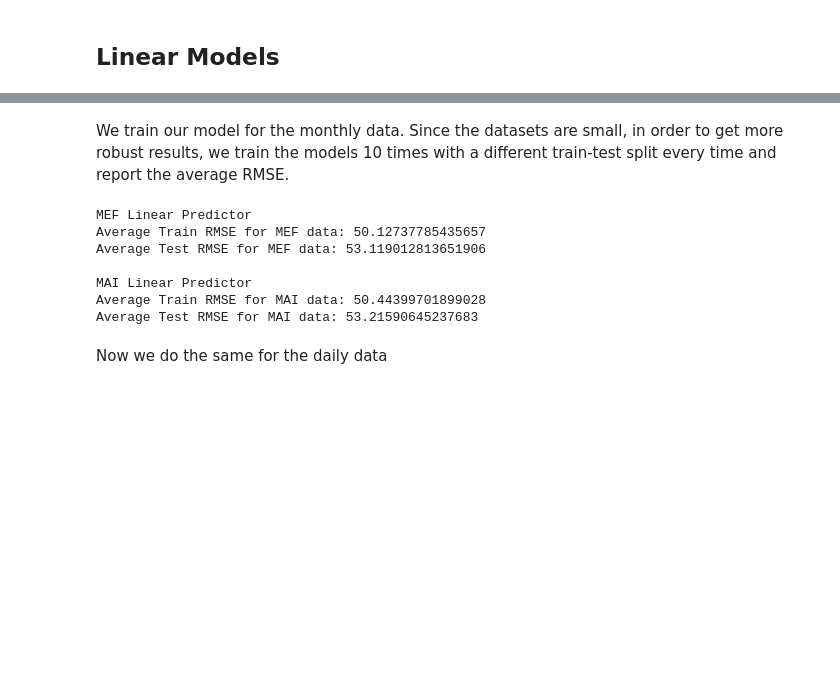
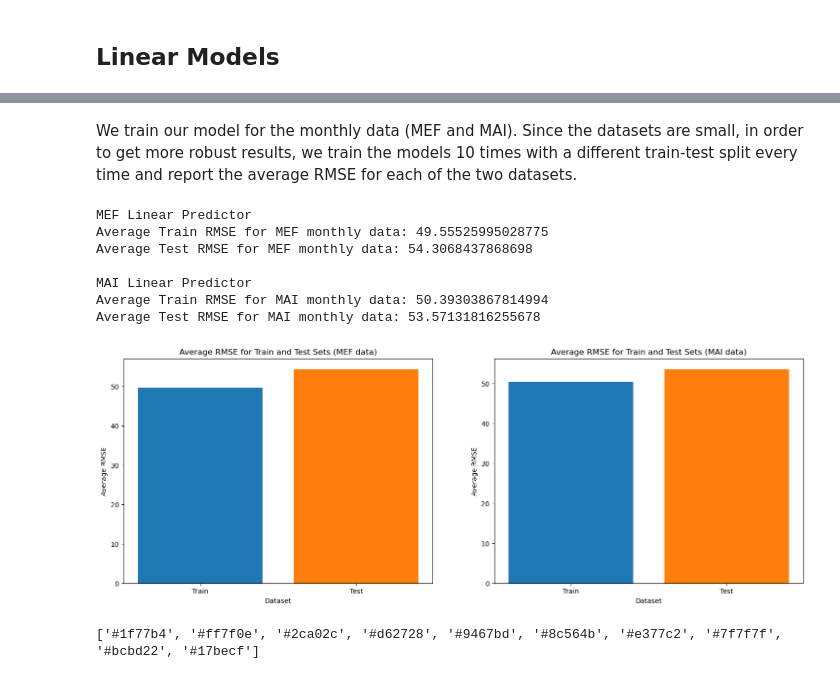
Before and after one commit to astavrop0/MAI_for_stock_return_predictability, a Jupyter notebook: notebooks/LinearModel.ipynb, the cells around one changed output, grey strips where cells are left out. Drawn from its saved outputs; the diff is of its cells as text; code cells hidden in the pictures; blank space fills up the shorter version.

Commit message:
updated notebooks, created folder for shiny data

```diff
--- a/notebooks/LinearModel.ipynb
+++ b/notebooks/LinearModel.ipynb
@@ -144,19 +153,26 @@ def predict_with_ridge(model, scaler, new_X):
 # %% [markdown]
-We train our model for the monthly data. Since the datasets are small, in order to get more robust results, we train the models 10 times with a different train-test split every time and report the average RMSE.
+We train our model for the monthly data (MEF and MAI). Since the datasets are small, in order to get more robust results, we train the models 10 times with a different train-test split every time and report the average RMSE for each of the two datasets.
 # %%
-# Training and evaluating Ridge model: MEF
+# Training and evaluating Ridge model
 
+# Set the random seed for reproducibility
+np.random.seed(11)
+random.seed(11)
+
+# Generate a list of 10 different random permutations
+all_indices = [np.random.permutation(X_mef_monthly.shape[0]) for _ in range(10)]
+
+#lists to store the error of each iteration
 MEF_errors_train = []
 MEF_errors_test = []
 MAI_errors_train = []
 MAI_errors_test = []
 
 train_size = int((1-test_data_size) * X_mef_monthly.shape[0])
-indices = np.random.permutation(X_mef_monthly.shape[0])
 
 for i in range(10):
     # Split data into training and test sets
-    np.random.shuffle(indices)
+    indices = all_indices[i]
     X_train_mef, y_train_mef, X_test_mef, y_test_mef = split_data(X_mef_monthly, y_mkt_monthly, train_size, indices)
     X_train_mai, y_train_mai, X_test_mai, y_test_mai = split_data(X_mai_monthly, y_mkt_monthly, train_size, indices)
 
@@ -172,18 +188,20 @@ for i in range(10):
     optimal_alpha_mai, minimal_mse_mai = find_optimal_ridge_hyperparameters(X_train_std_mai, y_train_mai, alphas, KFold_split)
 
     minimal_rmse_mef = minimal_mse_mef**(1/2)
-    #print(f"Optimal alpha for MEF data: {optimal_alpha_mef}, Minimal MSE: {minimal_rmse_mef}")
+    #print(f"Optimal alpha for MEF data: {optimal_alpha_mef}, Minimal RMSE: {minimal_rmse_mef}")
     minimal_rmse_mai = minimal_mse_mai**(1/2)
     #print(f"Optimal alpha for MAI data: {optimal_alpha_mai}, Minimal MSE: {minimal_rmse_mai}")
 
-    # Evaluate the model on the test set
+    # Evaluate the model on the test set (MEF)
     mse_train_mef, mse_test_mef = train_and_evaluate_ridge(X_train_std_mef, y_train_mef, X_test_std_mef, y_test_mef, optimal_alpha_mef)
     rmse_train_mef = mse_train_mef**(1/2)
     rmse_test_mef = mse_test_mef**(1/2)
 
+    #add the resulting error in the list
     MEF_errors_train.append(rmse_train_mef)
     MEF_errors_test.append(rmse_test_mef)
 
+    # Evaluate the model on the test set (MAI)
     mse_train_mai, mse_test_mai = train_and_evaluate_ridge(X_train_std_mai, y_train_mai, X_test_std_mai, y_test_mai, optimal_alpha_mai)
     rmse_train_mai = mse_train_mai**(1/2)
     rmse_test_mai = mse_test_mai**(1/2)
@@ -191,30 +209,52 @@ for i in range(10):
     MAI_errors_train.append(rmse_train_mai)
     MAI_errors_test.append(rmse_test_mai)
 
-    # Save the trained model and scaler for later use
-    ridge_scaler = scaler
-
-
 MEF_avg_rmse_train = sum(MEF_errors_train) / len(MEF_errors_train)
 MEF_avg_rmse_test = sum(MEF_errors_test) / len(MEF_errors_test)
 print('MEF Linear Predictor')
-print(f"Average Train RMSE for MEF data: {MEF_avg_rmse_train}")
-print(f"Average Test RMSE for MEF data: {MEF_avg_rmse_test}")
+print(f"Average Train RMSE for MEF monthly data: {MEF_avg_rmse_train}")
+print(f"Average Test RMSE for MEF monthly data: {MEF_avg_rmse_test}")
 print("")
 
 MAI_avg_rmse_train = sum(MAI_errors_train) / len(MAI_errors_train)
 MAI_avg_rmse_test = sum(MAI_errors_test) / len(MAI_errors_test)
 print('MAI Linear Predictor')
-print(f"Average Train RMSE for MAI data: {MAI_avg_rmse_train}")
-print(f"Average Test RMSE for MAI data: {MAI_avg_rmse_test}")
+print(f"Average Train RMSE for MAI monthly data: {MAI_avg_rmse_train}")
+print(f"Average Test RMSE for MAI monthly data: {MAI_avg_rmse_test}")
 print("")
 # %% [output]
 MEF Linear Predictor
-Average Train RMSE for MEF data: 50.12737785435657
-Average Test RMSE for MEF data: 53.119012813651906
+Average Train RMSE for MEF monthly data: 49.55525995028775
+Average Test RMSE for MEF monthly data: 54.3068437868698
 
 MAI Linear Predictor
-Average Train RMSE for MAI data: 50.44399701899028
-Average Test RMSE for MAI data: 53.21590645237683
+Average Train RMSE for MAI monthly data: 50.39303867814994
+Average Test RMSE for MAI monthly data: 53.57131816255678
-# %% [markdown]
-Now we do the same for the daily data
+# %%
+#Plot Average train and test errors
+
+labels = ['Train', 'Test']
+MEF_rmse_values = [MEF_avg_rmse_train, MEF_avg_rmse_test]
+MAI_rmse_values = [MAI_avg_rmse_train, MAI_avg_rmse_test]
+
+plt.figure(figsize=(18,6))
+plt.subplot(1,2,1)
+plt.bar(labels, MEF_rmse_values, color=['#1f77b4', '#ff7f0e'])
+plt.xlabel('Dataset')
+plt.ylabel('Average RMSE')
+plt.title('Average RMSE for Train and Test Sets (MEF data)')
+
+plt.subplot(1,2,2)
+plt.bar(labels, MAI_rmse_values, color=['#1f77b4', '#ff7f0e'])
+plt.xlabel('Dataset')
+plt.ylabel('Average RMSE')
+plt.title('Average RMSE for Train and Test Sets (MAI data)')
+
+plt.show()
+# %% [output]
+[figure, added]
+# %%
+current_palette = sns.color_palette()
+print(current_palette.as_hex())
+# %% [output]
+['#1f77b4', '#ff7f0e', '#2ca02c', '#d62728', '#9467bd', '#8c564b', '#e377c2', '#7f7f7f', '#bcbd22', '#17becf']
```
Also changed, not shown: parts of 14 cells of this notebook, 2 other files.
